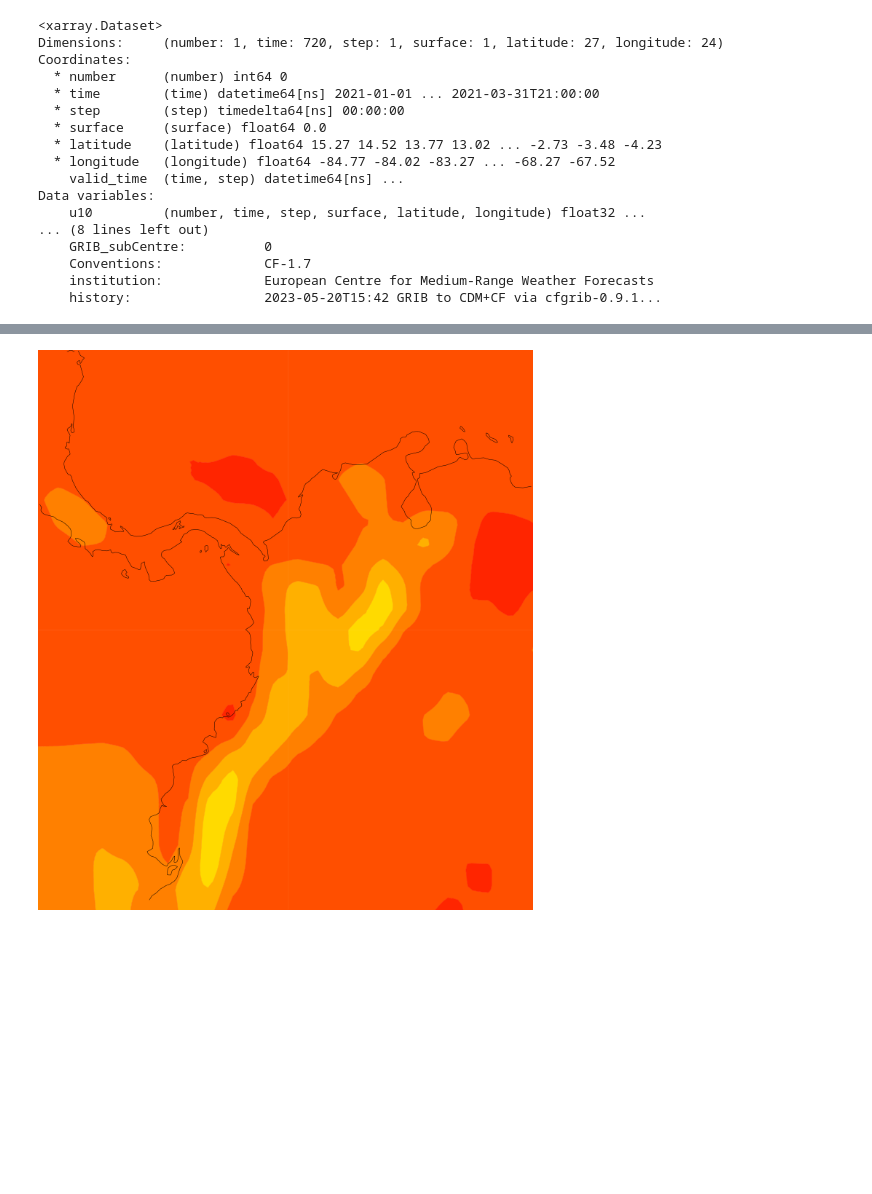
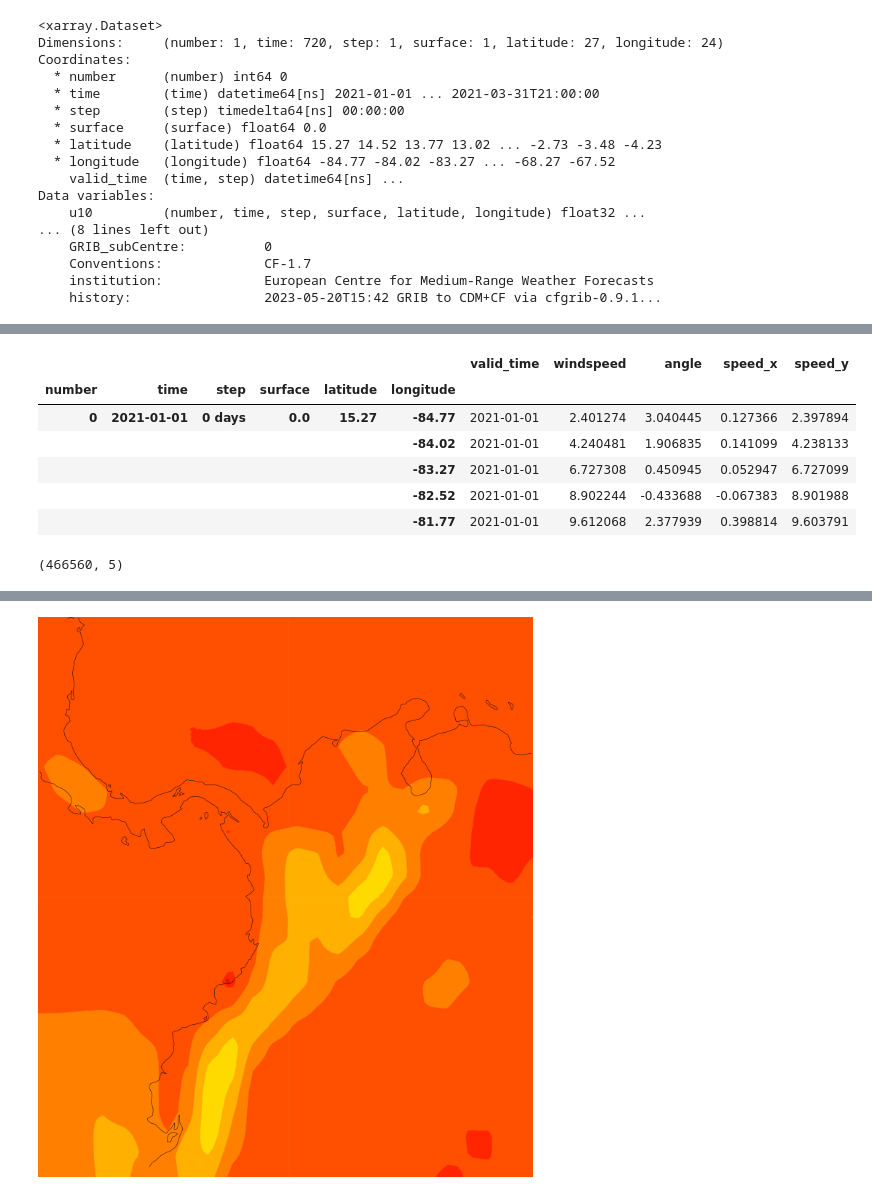
Before and after one commit to glohalo/wind_project, a Jupyter notebook: wind_project.ipynb, the cells around one changed output, grey strips where cells are left out. Cells and saved outputs as stored; diff of their text form; code cells hidden in the pictures; blank space fills up the shorter version.

```diff
--- a/wind_project.ipynb
+++ b/wind_project.ipynb
@@ -41,0 +93,14 @@ Data variables:
+# %%
+df.head()
+# %% [output]
+|  |  |  |  |  |  | valid_time | windspeed | angle | speed_x | speed_y |
+| number | time | step | surface | latitude | longitude |  |  |  |  |  |
+| 0 | 2021-01-01 | 0 days | 0.0 | 15.27 | -84.77 | 2021-01-01 | 2.401274 | 3.040445 | 0.127366 | 2.397894 |
+|  |  |  |  |  | -84.02 | 2021-01-01 | 4.240481 | 1.906835 | 0.141099 | 4.238133 |
+|  |  |  |  |  | -83.27 | 2021-01-01 | 6.727308 | 0.450945 | 0.052947 | 6.727099 |
+|  |  |  |  |  | -82.52 | 2021-01-01 | 8.902244 | -0.433688 | -0.067383 | 8.901988 |
+|  |  |  |  |  | -81.77 | 2021-01-01 | 9.612068 | 2.377939 | 0.398814 | 9.603791 |
+# %%
+df.shape
+# %% [output]
+(466560, 5)
```
Also changed, not shown: parts of 15 cells of this notebook, 2 other files.
